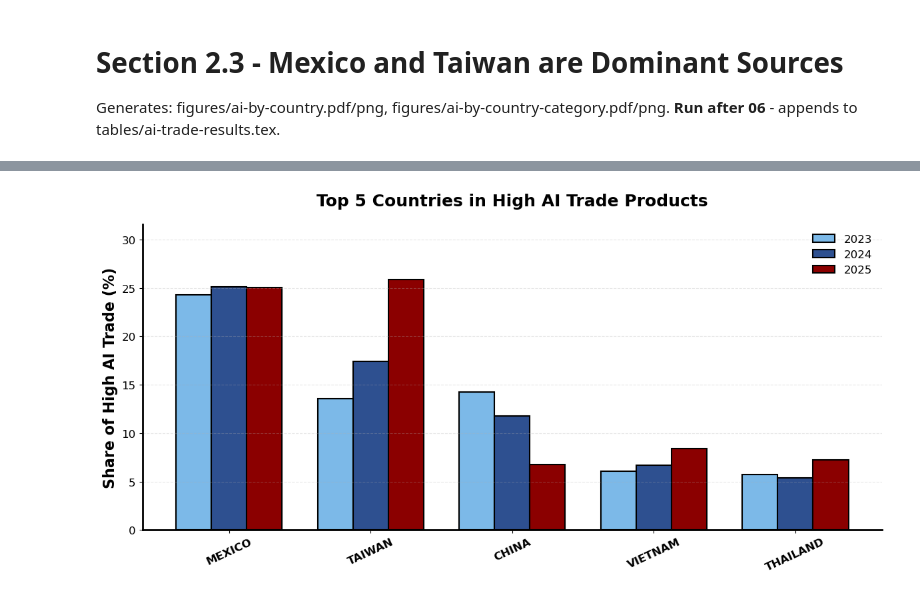
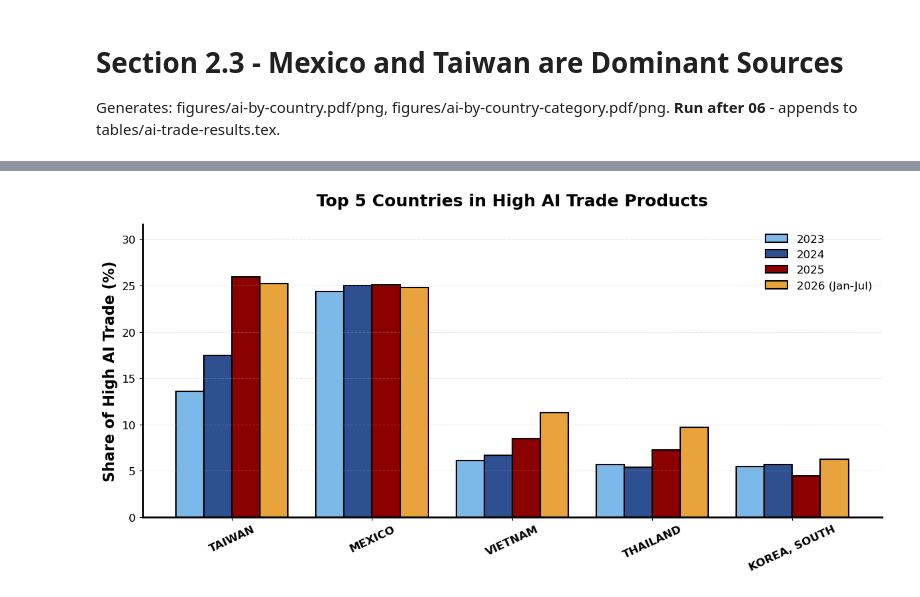
Before and after one commit to tradewartracker/ai-trade-index, a Jupyter notebook: code/08-section2-countries.ipynb, the cells around one changed output, grey strips where cells are left out. Saved outputs shown, nothing was run; the diff lists cells and outputs as text; code cells hidden in the pictures.

```diff
--- a/code/08-section2-countries.ipynb
+++ b/code/08-section2-countries.ipynb
@@ -117,18 +117,23 @@ dfcountry = dfcountry[~dfcountry["CTY_NAME"].isin(excluded_cntry)]
 # Merge Relevance category from matlist onto df
 dfcountry = dfcountry.merge(matlist[['HS10', 'relevance', 'primary_category', "reasoning"	]], on='HS10', how='left')
 # %%
-# Top 5 countries in High AI trade products, split by year (2023, 2024, 2025)
+# Top 5 countries in High AI trade products, split by year (2023 through the latest year in the data;
+# a partial current year is labelled with its month range)
 
-period_years = [2023, 2024, 2025]
+last_month = dfcountry['time'].max()
+period_years = list(range(2023, last_month.year + 1))
+year_labels = {y: str(y) for y in period_years}
+if last_month.month < 12:
+    year_labels[last_month.year] = f"{last_month.year} (Jan-{last_month:%b})"
 
 country_high = dfcountry[
     (dfcountry['relevance'] == 'High') &
     (dfcountry['time'].dt.year.isin(period_years))
 ] .copy()
 
-# Select top 5 countries based on combined 2024-2025 imports
+# Select top 5 countries based on combined imports over the two most recent years in the data
 country_imports_total = (
-    country_high[country_high['time'].dt.year.isin([2024, 2025])]
+    country_high[country_high['time'].dt.year.isin(period_years[-2:])]
     .groupby('CTY_NAME', observed=True)['imports']
     .sum()
     .sort_values(ascending=False)
@@ -150,46 +155,28 @@ yearly_high_totals = (
 )
 
 plot_df = pd.DataFrame({
-    '2023': (yearly_country_imports[2023] / yearly_high_totals.loc[2023]) * 100,
-    '2024': (yearly_country_imports[2024] / yearly_high_totals.loc[2024]) * 100,
-    '2025': (yearly_country_imports[2025] / yearly_high_totals.loc[2025]) * 100
+    year_labels[y]: (yearly_country_imports[y] / yearly_high_totals.loc[y]) * 100
+    for y in period_years
 }).loc[top5_countries]
 
-# Plot grouped bars
+# Plot grouped bars (one bar per year, widths scale with the number of years)
 fig, ax = plt.subplots(figsize=(12, 6))
 
 x = np.arange(len(plot_df.index))
-width = 0.25
+n_years = len(period_years)
+width = 0.8 / n_years
+year_colors = ['#7CB9E8', '#2E5090', '#8B0000', '#E8A33D', '#555555']
 
-bars_2023 = ax.bar(
-    x - width,
-    plot_df['2023'].values,
-    width,
-    label='2023',
-    color='#7CB9E8',
-    edgecolor='black',
-    linewidth=1.5
-)
-
-bars_2024 = ax.bar(
-    x,
-    plot_df['2024'].values,
-    width,
-    label='2024',
-    color='#2E5090',
-    edgecolor='black',
-    linewidth=1.5
-)
-
-bars_2025 = ax.bar(
-    x + width,
-    plot_df['2025'].values,
-    width,
-    label='2025',
-    color='#8B0000',
-    edgecolor='black',
-    linewidth=1.5
-)
+for i, y in enumerate(period_years):
+    ax.bar(
+        x + (i - (n_years - 1) / 2) * width,
+        plot_df[year_labels[y]].values,
+        width,
+        label=year_labels[y],
+        color=year_colors[i % len(year_colors)],
+        edgecolor='black',
+        linewidth=1.5
+    )
 
 # Formatting (consistent with existing style)
 ax.set_ylabel('Share of High AI Trade (%)', fontsize=16, fontweight='bold')
@@ -197,7 +184,7 @@ ax.set_title('Top 5 Countries in High AI Trade Products', fontsize=18, fontweigh
 ax.set_xticks(x)
 ax.set_xticklabels(plot_df.index)
 ax.grid(axis='y', alpha=0.3, linestyle='--')
-ax.set_ylim(0, max(plot_df['2023'].max(), plot_df['2024'].max(), plot_df['2025'].max()) * 1.22)
+ax.set_ylim(0, plot_df.values.max() * 1.22)
 
 ax.tick_params(axis='x', labelsize=12, rotation=25)
 ax.tick_params(axis='y', labelsize=12)
@@ -257,37 +244,33 @@ country_low = dfcountry[
 country_year_imports_low = (
     country_low.groupby(['CTY_NAME', country_low['time'].dt.year], observed=True)['imports']
     .sum()
     .unstack(fill_value=0)
     .reindex(columns=[2024, 2025], fill_value=0)
 )
 
 mexico_2024_low = country_year_imports_low.loc['MEXICO', 2024] if 'MEXICO' in country_year_imports_low.index else 0.0
 mexico_2025_low = country_year_imports_low.loc['MEXICO', 2025] if 'MEXICO' in country_year_imports_low.index else 0.0
 mexico_growth_2025_vs_2024_low = ((mexico_2025_low - mexico_2024_low) / mexico_2024_low) * 100 if mexico_2024_low > 0 else 0.0
 
 with open(texfile, 'a') as f:
     f.write(f'\\def\\canadaHighAiImportGrowthTwentyFiveVsTwentyFour{{{canada_growth_2025_vs_2024_high:.1f}}} % Canada high-AI import growth in 2025 vs 2024 (%)\n')
     f.write(f'\\def\\mexicoHighAiImportGrowthTwentyFiveVsTwentyFour{{{mexico_growth_2025_vs_2024_high:.1f}}} % Mexico high-AI import growth in 2025 vs 2024 (%)\n')
     f.write(f'\\def\\canadaTotalImportGrowthTwentyFiveVsTwentyFour{{{canada_growth_2025_vs_2024_total:.1f}}} % Canada total import growth in 2025 vs 2024 (%)\n')
     f.write(f'\\def\\mexicoTotalImportGrowthTwentyFiveVsTwentyFour{{{mexico_growth_2025_vs_2024_total:.1f}}} % Mexico total import growth in 2025 vs 2024 (%)\n')
     f.write(f'\\def\\mexicoLowAiImportGrowthTwentyFiveVsTwentyFour{{{mexico_growth_2025_vs_2024_low:.1f}}} % Mexico non-AI import growth in 2025 vs 2024 (%)\n')
 
 print('\nTop 5 countries by share of High AI trade:')
 for country in plot_df.index:
-    print(
-        f"  {country}: 2023={plot_df.loc[country, '2023']:.2f}% | "
-        f"2024={plot_df.loc[country, '2024']:.2f}% | "
-        f"2025={plot_df.loc[country, '2025']:.2f}%"
-    )
+    print('  ' + country + ': ' + ' | '.join(f"{col}={plot_df.loc[country, col]:.2f}%" for col in plot_df.columns))
 
 print('\nMexico import growth (2025 vs 2024):')
 print(f"  AI-related (High): {mexico_growth_2025_vs_2024_high:.1f}%")
 print(f"  Non-AI (Low):      {mexico_growth_2025_vs_2024_low:.1f}%")
 print(f"  Total:             {mexico_growth_2025_vs_2024_total:.1f}%")
 
 print('\nCanada import growth (2025 vs 2024):')
 print(f"  AI-related (High): {canada_growth_2025_vs_2024_high:.1f}%")
 print(f"  Total:             {canada_growth_2025_vs_2024_total:.1f}%")
 # %% [output]
-[figure, old version]
+[figure, new version]
 Top 5 countries by share of High AI trade:
```
Also changed, not shown: parts of 4 cells of this notebook, 49 other files.
